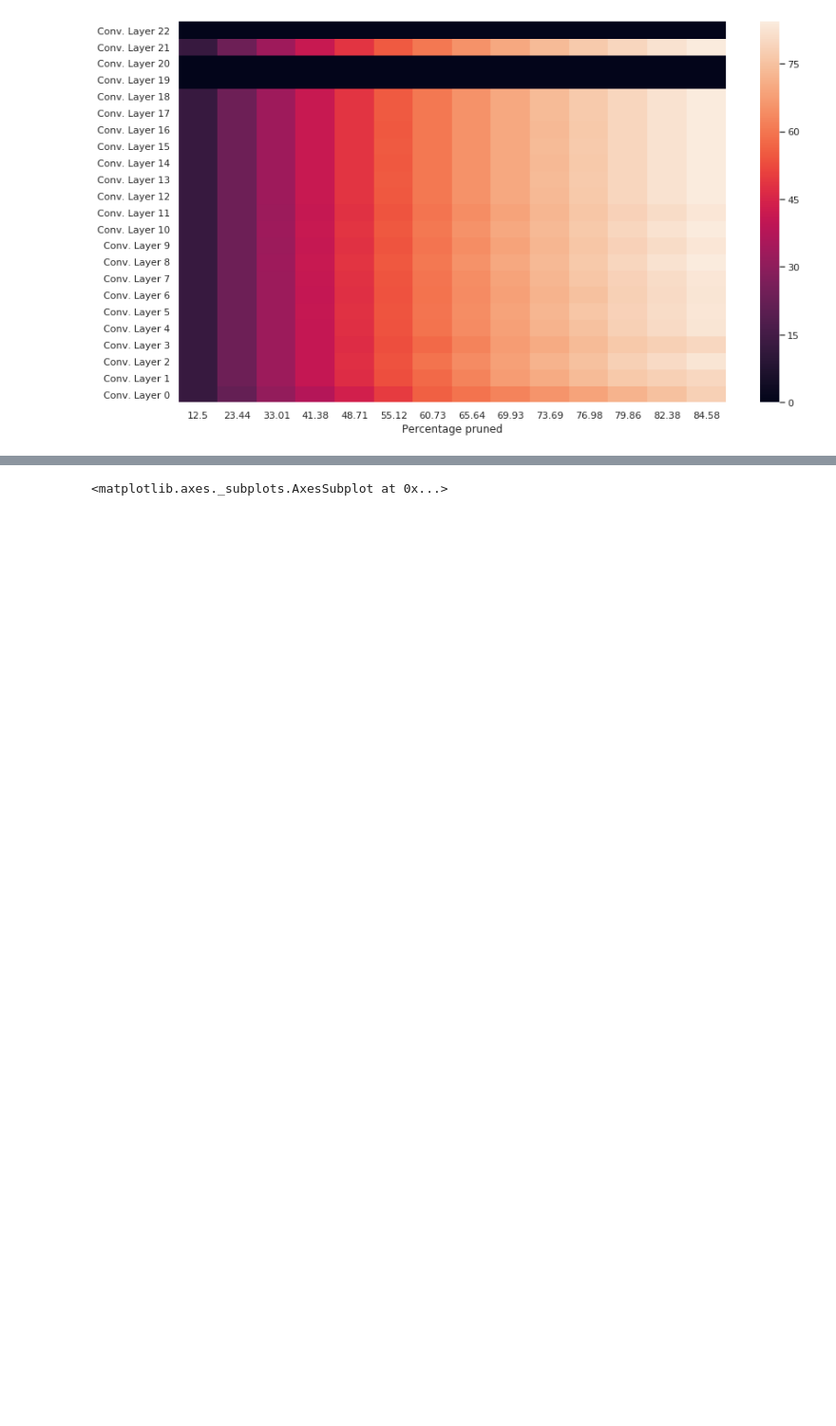
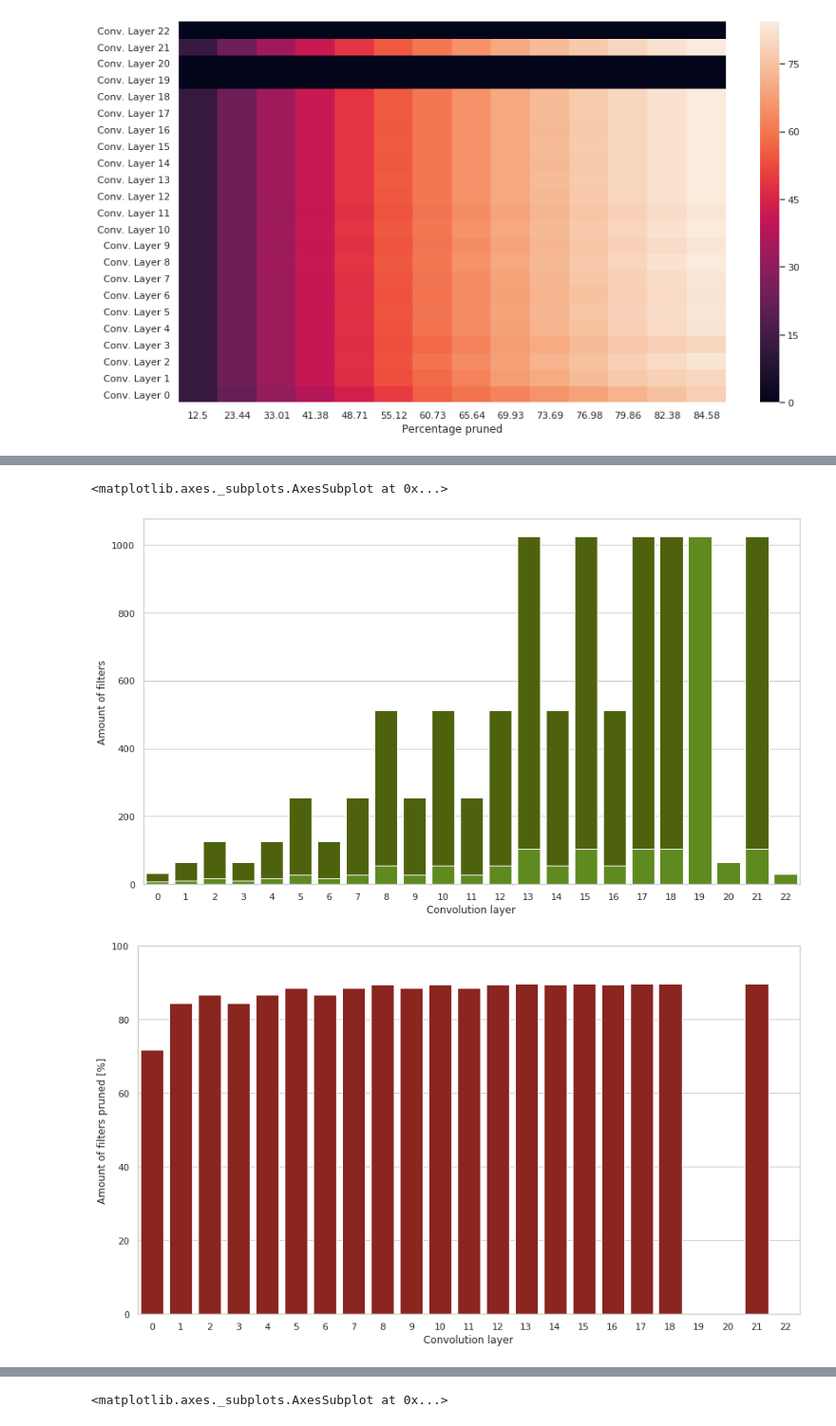
Before and after one commit to CedricGullentops/Master-Thesis-Pruning-for-Object-Detection, a Jupyter notebook: Jupyter Notebook/makeGraphsFromLog.ipynb, the cells around one changed output, grey strips where cells are left out. Shown at 95% size. Drawn from its saved outputs; the diff is of its cells as text; code cells hidden in the pictures; blank space fills up the shorter version.

```diff
--- a/Jupyter Notebook/makeGraphsFromLog.ipynb
+++ b/Jupyter Notebook/makeGraphsFromLog.ipynb
@@ -361,0 +369,7 @@ makeHeatMap(filters_per_layer_12, method12['Percentage pruned'])
+# %%
+printFiltersPerLayer(filters10)
+printFiltersPerLayerPercentage(filters10)
+# %% [output]
+<matplotlib.axes._subplots.AxesSubplot at 0x...>
+[figure, added]
+[figure, added]
```
Also changed, not shown: parts of 4 cells of this notebook, 2 other files.
